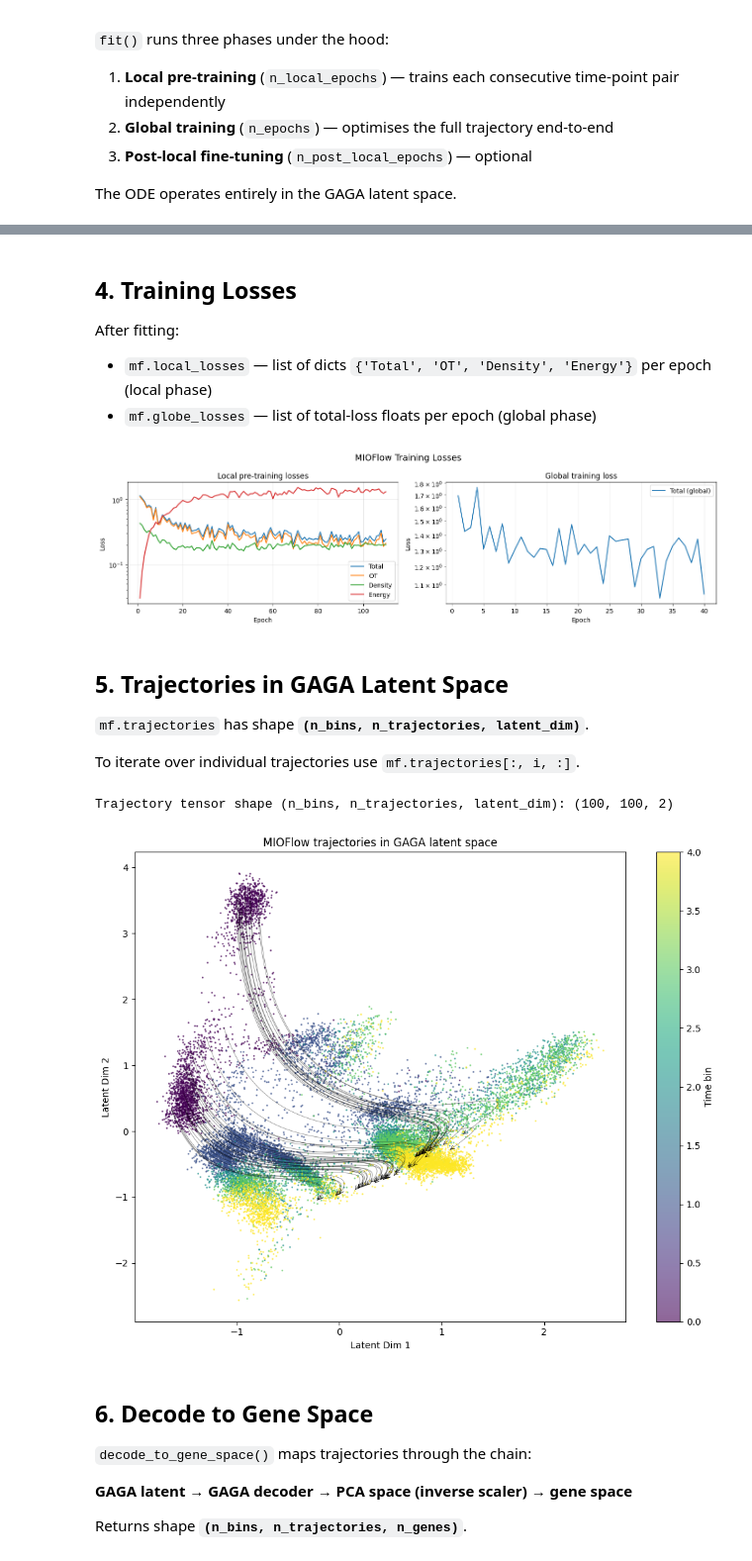
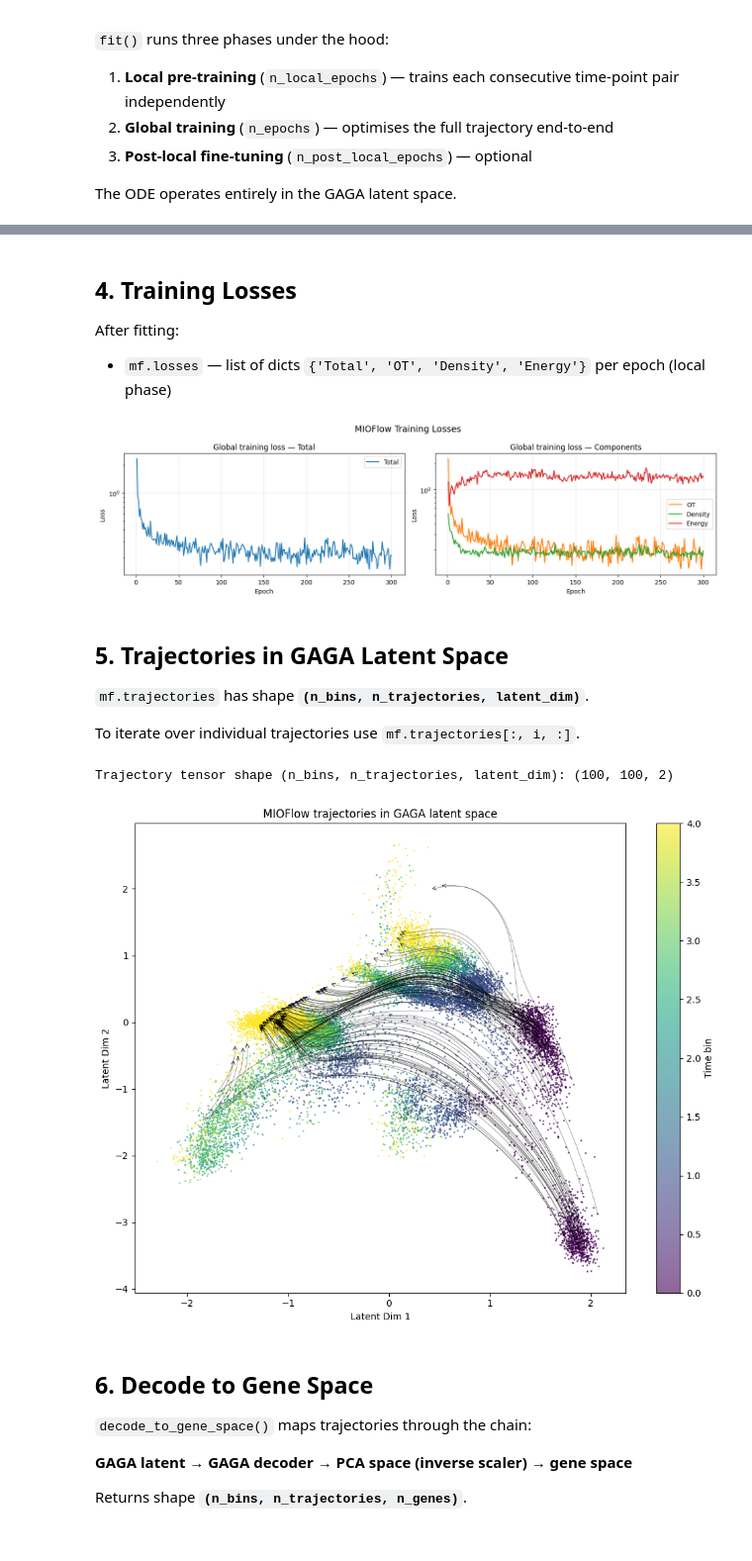
Before and after one commit to KrishnaswamyLab/MIOFlow, a Jupyter notebook: notebooks/01_mioflow_vanilla.ipynb, the cells around one changed output, grey strips where cells are left out. Shown at 99% size. Cells and saved outputs as stored; diff of their text form; code cells hidden in the pictures.

Commit message:
Added momentum and improved readability

```diff
--- a/notebooks/01_mioflow_vanilla.ipynb
+++ b/notebooks/01_mioflow_vanilla.ipynb
@@ -134,7 +140,15 @@ plt.show()
 Pass the trained `gaga_model` and `scaler_pca` (the scaler fitted on `X_pca` before GAGA training).
 `MIOFlow` will use the encoder to embed cells into latent space for ODE training, and the decoder in `decode_to_gene_space()`.
 # %%
-mf = MIOFlow(
+import importlib
+
+sys.path.insert(0, '../MIOFlow')
+import mioflow
+# After making changes to my_module:
+importlib.reload(mioflow)
+
+
+mf = mioflow.MIOFlow(
     adata,
     gaga_model=gaga_model,
     gaga_input_scaler=scaler_pca,    # fitted on X_pca — used for encode() and inverse_transform()
@@ -142,16 +156,15 @@ mf = MIOFlow(
     debug_level='info',
     hidden_dim = 64,
     use_cuda = torch.cuda.is_available(),
+    momentum_beta = 0.0,
     # Training phases
-    n_local_epochs=100,
-    n_epochs=40,
-    n_post_local_epochs=10,
+    n_epochs=300,
     # Loss
     use_density_loss=True,
     lambda_ot = 1.0,
     lambda_density=0.1,
     lambda_energy=0.01,
-    energy_time_steps=10,
+    energy_time_steps=20,
     # Data / output
     sample_size=100,
     n_trajectories=100,
@@ -184,20 +195,30 @@ MIOFlow(n_obs=16826, gaga=Autoencoder, n_epochs=40, trajectories=(100, 100, 2),
 ## 4. Training Losses
 
 After fitting:
-- `mf.local_losses` — list of dicts `{'Total', 'OT', 'Density', 'Energy'}` per epoch (local phase)
-- `mf.globe_losses` — list of total-loss floats per epoch (global phase)
+- `mf.losses` — list of dicts `{'Total', 'OT', 'Density', 'Energy'}` per epoch (local phase)
 # %%
 fig, axes = plt.subplots(1, 2, figsize=(14, 4))
 
-# ── Local losses ────────────────────────────────────────────────────────────
-if mf.local_losses:
+# ── Losses ───────────────────────────────────────────────────────────
+if mf.losses and mf.losses.get('total_loss'):
+    epochs = mf.losses['epoch']
+
+    # Left: total loss
     ax = axes[0]
-    epochs_local = range(1, len(mf.local_losses) + 1)
-    ax.plot(epochs_local, [d['Total']   for d in mf.local_losses], label='Total')
-    ax.plot(epochs_local, [d['OT']      for d in mf.local_losses], label='OT')
-    ax.plot(epochs_local, [d['Density'] for d in mf.local_losses], label='Density')
-    ax.plot(epochs_local, [d['Energy']  for d in mf.local_losses], label='Energy')
-    ax.set_title('Local pre-training losses')
+    ax.plot(epochs, mf.losses['total_loss'], label='Total', color='tab:blue')
+    ax.set_title('Global training loss — Total')
+    ax.set_xlabel('Epoch')
+    ax.set_ylabel('Loss')
+    ax.set_yscale('log')
+    ax.legend()
+    ax.grid(True, alpha=0.3)
+
+    # Right: individual loss components
+    ax = axes[1]
+    ax.plot(epochs, mf.losses['ot_loss'],      label='OT',      color='tab:orange')
+    ax.plot(epochs, mf.losses['density_loss'], label='Density', color='tab:green')
+    ax.plot(epochs, mf.losses['energy_loss'],  label='Energy',  color='tab:red')
+    ax.set_title('Global training loss — Components')
     ax.set_xlabel('Epoch')
     ax.set_ylabel('Loss')
     ax.set_yscale('log')
@@ -205,26 +226,13 @@ if mf.local_losses:
     ax.grid(True, alpha=0.3)
 else:
     axes[0].set_visible(False)
-
-# ── Global losses ───────────────────────────────────────────────────────────
-if mf.globe_losses:
-    ax = axes[1]
-    epochs_global = range(1, len(mf.globe_losses) + 1)
-    ax.plot(epochs_global, mf.globe_losses, label='Total (global)', color='tab:blue')
-    ax.set_title('Global training loss')
-    ax.set_xlabel('Epoch')
-    ax.set_ylabel('Loss')
-    ax.set_yscale('log')
-    ax.legend()
-    ax.grid(True, alpha=0.3)
-else:
     axes[1].set_visible(False)
 
 plt.suptitle('MIOFlow Training Losses', fontsize=14)
 plt.tight_layout()
 plt.show()
 # %% [output]
-[figure, old version]
+[figure, new version]
 # %% [markdown]
 ## 5. Trajectories in GAGA Latent Space
 
@@ -236,36 +244,36 @@ print('Trajectory tensor shape (n_bins, n_trajectories, latent_dim):', mf.trajec
 
 # Denormalise back to GAGA latent scale
 traj_pts = mf.trajectories * mf.std_vals + mf.mean_vals  # (n_bins, n_traj, 2)
 
 # Original data in GAGA latent scale (reconstructed from dataset)
 all_normed = np.vstack([X for X, _ in mf.dataset.time_series_data])
 all_times  = np.concatenate([np.full(len(X), t) for X, t in mf.dataset.time_series_data])
 true_data  = all_normed * mf.std_vals + mf.mean_vals
 
 fig, ax = plt.subplots(figsize=(10, 8))
 sc_plot = ax.scatter(
     true_data[:, 0], true_data[:, 1],
     c=all_times, cmap='viridis', s=1, alpha=0.6,
 )
 plt.colorbar(sc_plot, ax=ax, label='Time bin')
 
-n_show = min(50, mf.n_trajectories)
-for i in range(n_show):
+
+for i in range(mf.trajectories.shape[1]):
     traj = traj_pts[:, i, :]  # (n_bins, 2)
     ax.plot(traj[:, 0], traj[:, 1], alpha=0.5, linewidth=0.5, color='black')
     ax.annotate(
         '', xy=(traj[-1, 0], traj[-1, 1]), xytext=(traj[-2, 0], traj[-2, 1]),
         arrowprops=dict(arrowstyle='->', color='black', lw=0.5, mutation_scale=10),
     )
 
 ax.set_xlabel('Latent Dim 1')
 ax.set_ylabel('Latent Dim 2')
 ax.set_title('MIOFlow trajectories in GAGA latent space')
 plt.tight_layout()
 plt.show()
 # %% [output]
 Trajectory tensor shape (n_bins, n_trajectories, latent_dim): (100, 100, 2)
-[figure, old version]
+[figure, new version]
 # %% [markdown]
 ## 6. Decode to Gene Space
 
```
Also changed, not shown: parts of 8 cells of this notebook, 17 other files.
